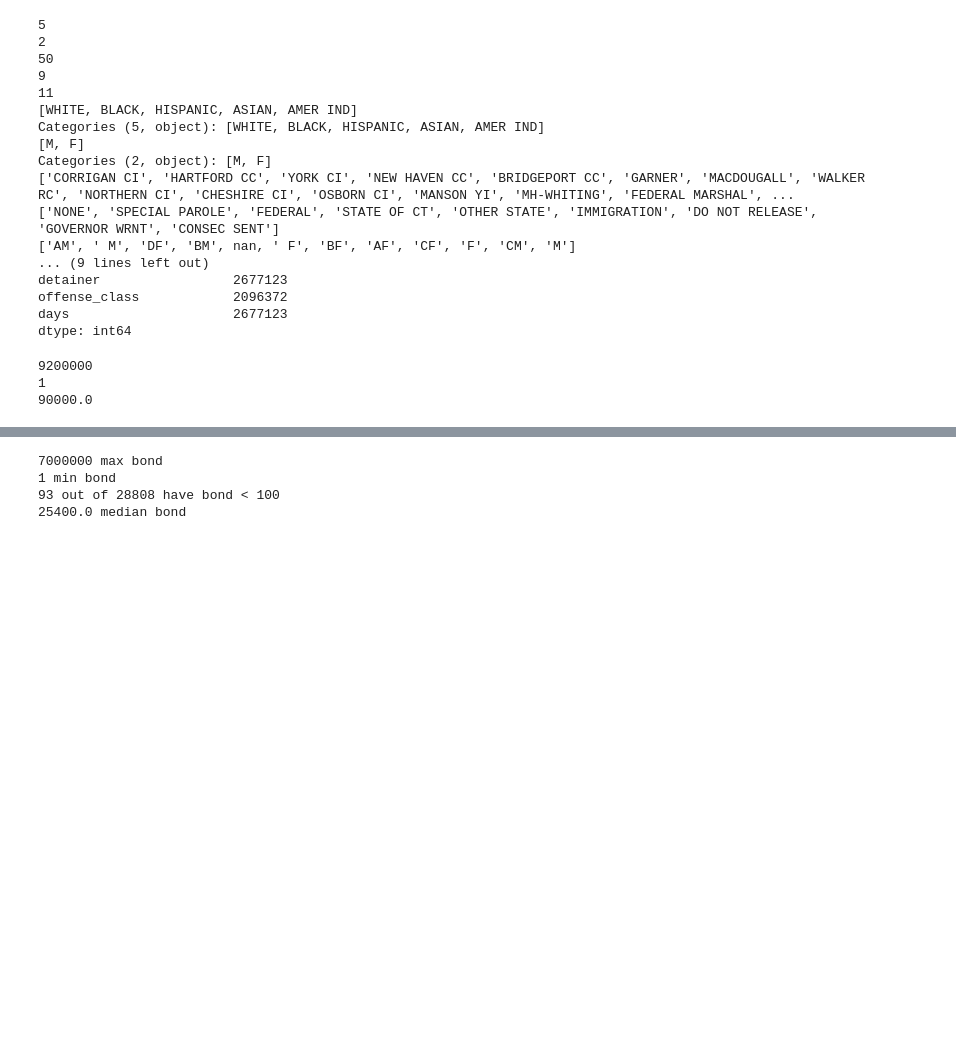
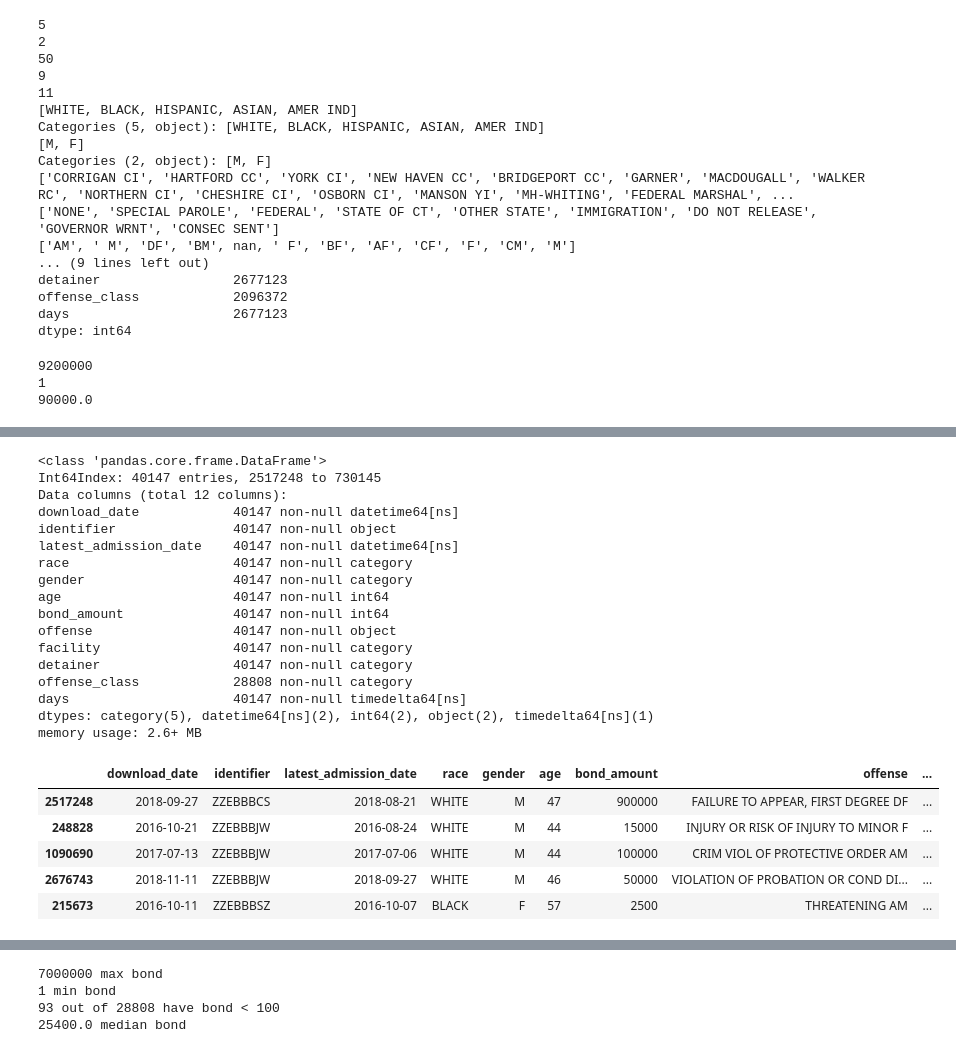
Before and after one commit to SlothDream/SBCap1_CT, a Jupyter notebook: CT_csv.ipynb, the cells around one changed output, grey strips where cells are left out. Cells and saved outputs as stored; diff of their text form; code cells hidden in the pictures; blank space fills up the shorter version.

```diff
--- a/CT_csv.ipynb
+++ b/CT_csv.ipynb
@@ -263,0 +162,31 @@ memory usage: 768.0+ KB
+# %%
+# Verify the number of detainees (repeat offenders count per arrest) and that
+# the datatypes/counts are still as expected.  Offense_class is only value that should
+# contain NaNs.
+grouped_df.info()
+grouped_df = grouped_df.sort_values(by='identifier')
+grouped_df.head()
+# %% [output]
+<class 'pandas.core.frame.DataFrame'>
+Int64Index: 40147 entries, 2517248 to 730145
+Data columns (total 12 columns):
+download_date            40147 non-null datetime64[ns]
+identifier               40147 non-null object
+latest_admission_date    40147 non-null datetime64[ns]
+race                     40147 non-null category
+gender                   40147 non-null category
+age                      40147 non-null int64
+bond_amount              40147 non-null int64
+offense                  40147 non-null object
+facility                 40147 non-null category
+detainer                 40147 non-null category
+offense_class            28808 non-null category
+days                     40147 non-null timedelta64[ns]
+dtypes: category(5), datetime64[ns](2), int64(2), object(2), timedelta64[ns](1)
+memory usage: 2.6+ MB
+|  | download_date | identifier | latest_admission_date | race | gender | age | bond_amount | offense | ... |
+| 2517248 | 2018-09-27 | ZZEBBBCS | 2018-08-21 | WHITE | M | 47 | 900000 | FAILURE TO APPEAR, FIRST DEGREE DF | ... |
+| 248828 | 2016-10-21 | ZZEBBBJW | 2016-08-24 | WHITE | M | 44 | 15000 | INJURY OR RISK OF INJURY TO MINOR F | ... |
+| 1090690 | 2017-07-13 | ZZEBBBJW | 2017-07-06 | WHITE | M | 44 | 100000 | CRIM VIOL OF PROTECTIVE ORDER AM | ... |
+| 2676743 | 2018-11-11 | ZZEBBBJW | 2018-09-27 | WHITE | M | 46 | 50000 | VIOLATION OF PROBATION OR COND DI... | ... |
+| 215673 | 2016-10-11 | ZZEBBBSZ | 2016-10-07 | BLACK | F | 57 | 2500 | THREATENING AM | ... |
```
Also changed, not shown: parts of 23 cells of this notebook.
